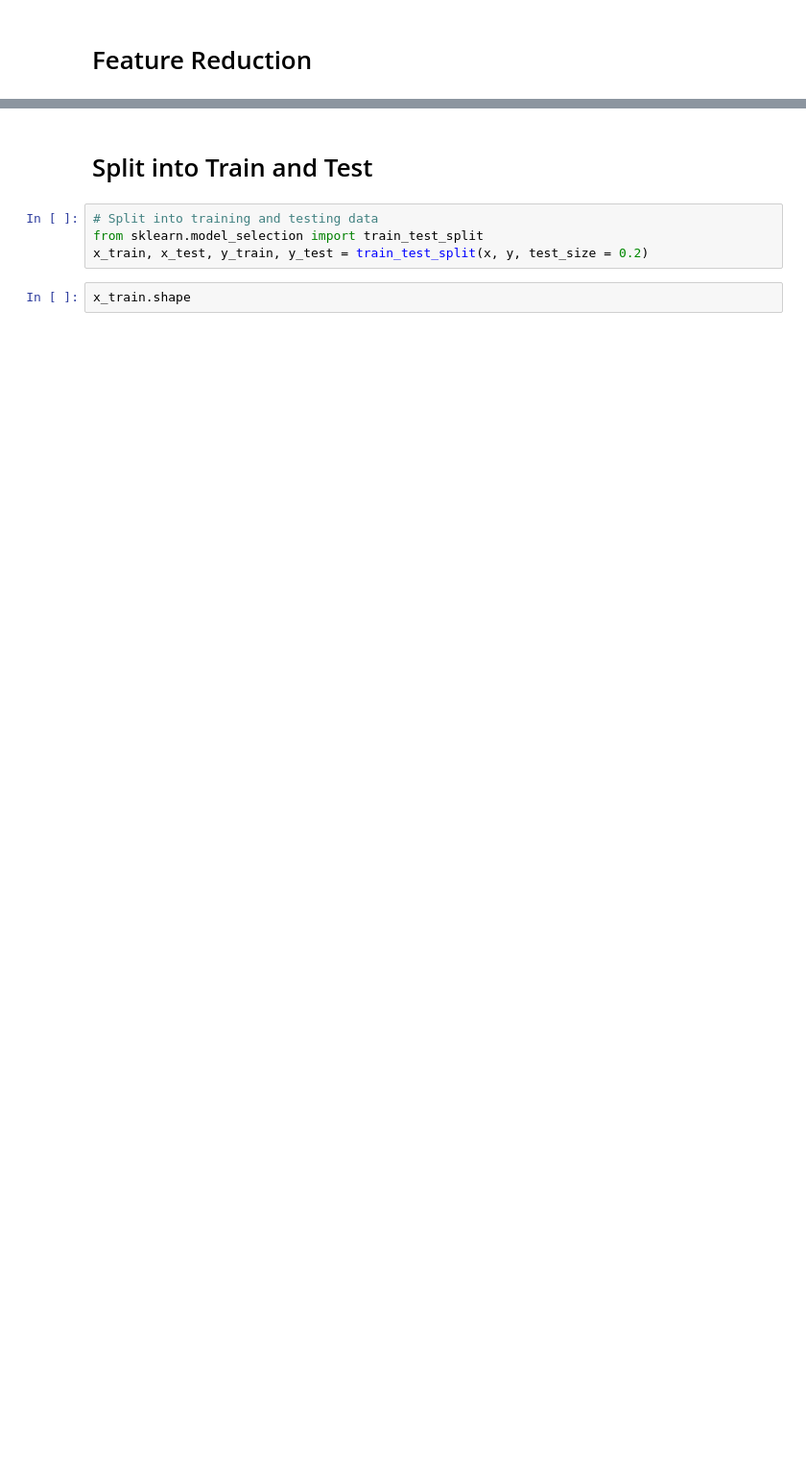
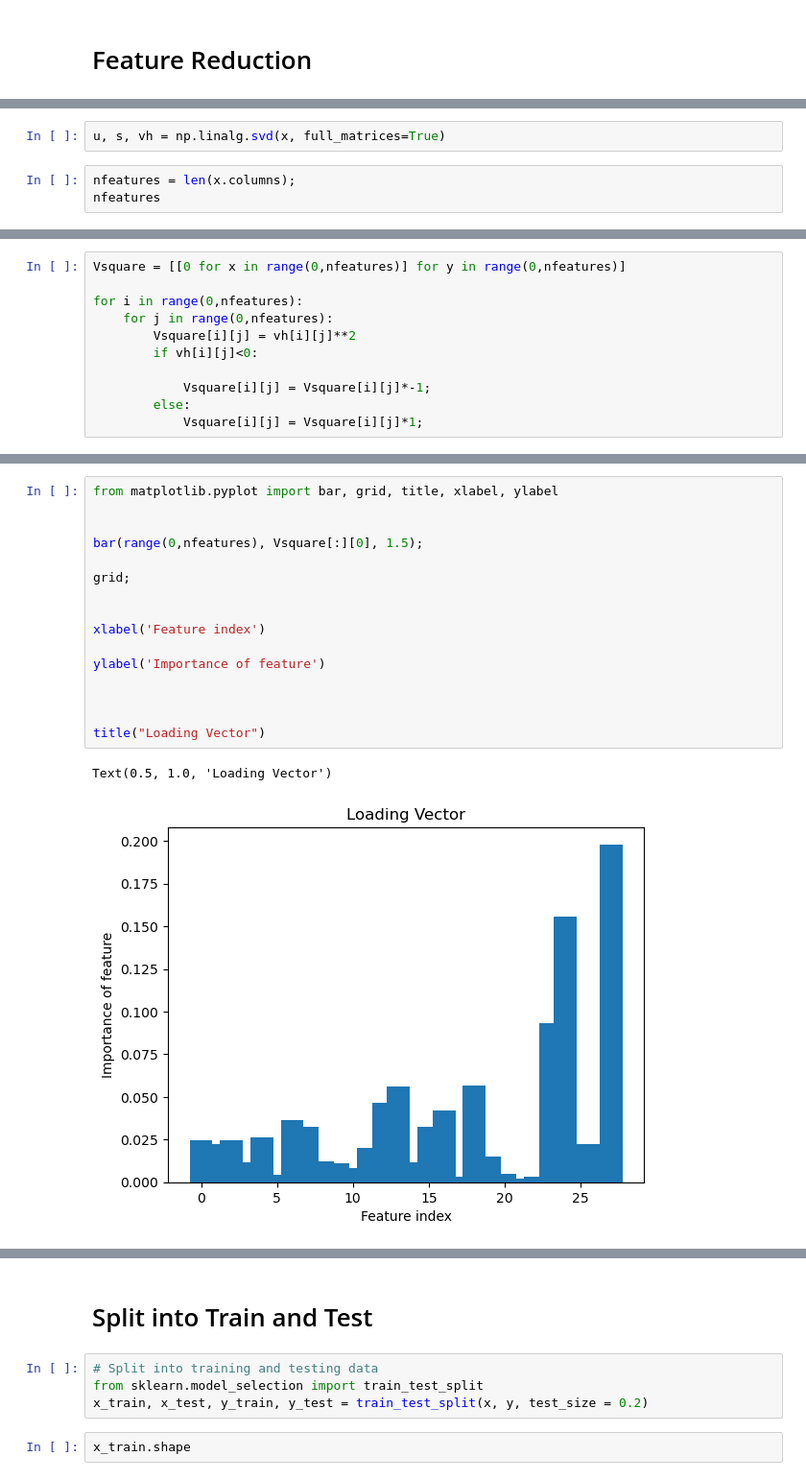
Before and after one commit to brepowell/Spam-Classifier, a Jupyter notebook: spam-classifier.ipynb, the cells around one changed output, grey strips where cells are left out. Shown at 96% size. Saved outputs shown, nothing was run; the diff lists cells and outputs as text; blank space fills up the shorter version.

```diff
--- a/spam-classifier.ipynb
+++ b/spam-classifier.ipynb
@@ -125,0 +253,5 @@ x.isna().sum().sum()
+# %%
+u, s, vh = np.linalg.svd(x, full_matrices=True)
+# %%
+nfeatures = len(x.columns);
+nfeatures
@@ -125,0 +260,11 @@ x.isna().sum().sum()
+# %%
+Vsquare = [[0 for x in range(0,nfeatures)] for y in range(0,nfeatures)]
+
+for i in range(0,nfeatures):
+    for j in range(0,nfeatures):
+        Vsquare[i][j] = vh[i][j]**2
+        if vh[i][j]<0:
+
+            Vsquare[i][j] = Vsquare[i][j]*-1;
+        else:
+            Vsquare[i][j] = Vsquare[i][j]*1;
@@ -125,0 +291,19 @@ x.isna().sum().sum()
+# %%
+from matplotlib.pyplot import bar, grid, title, xlabel, ylabel
+
+
+bar(range(0,nfeatures), Vsquare[:][0], 1.5);
+
+grid;
+
+
+xlabel('Feature index')
+
+ylabel('Importance of feature')
+
+
+
+title("Loading Vector")
+# %% [output]
+Text(0.5, 1.0, 'Loading Vector')
+[figure, added]
```
Also changed, not shown: parts of 24 cells of this notebook.
